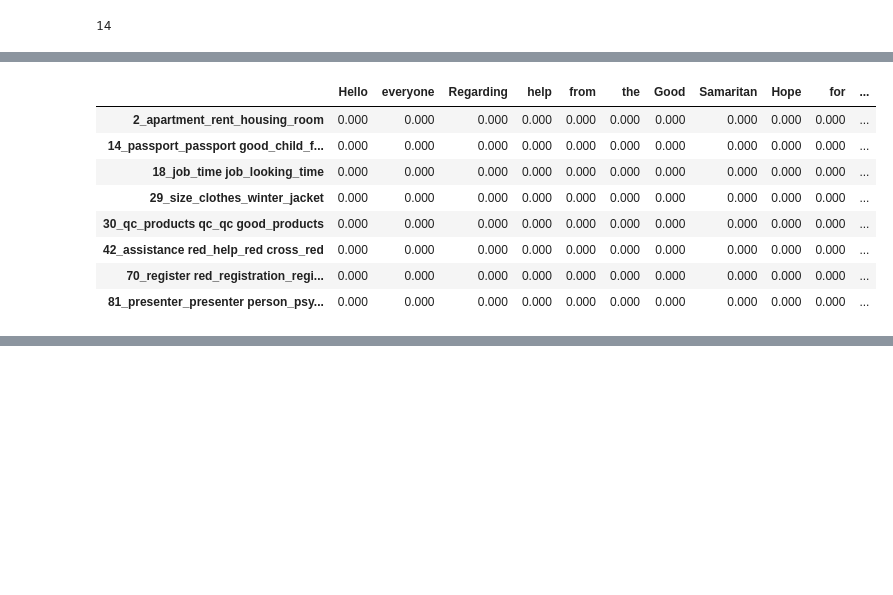
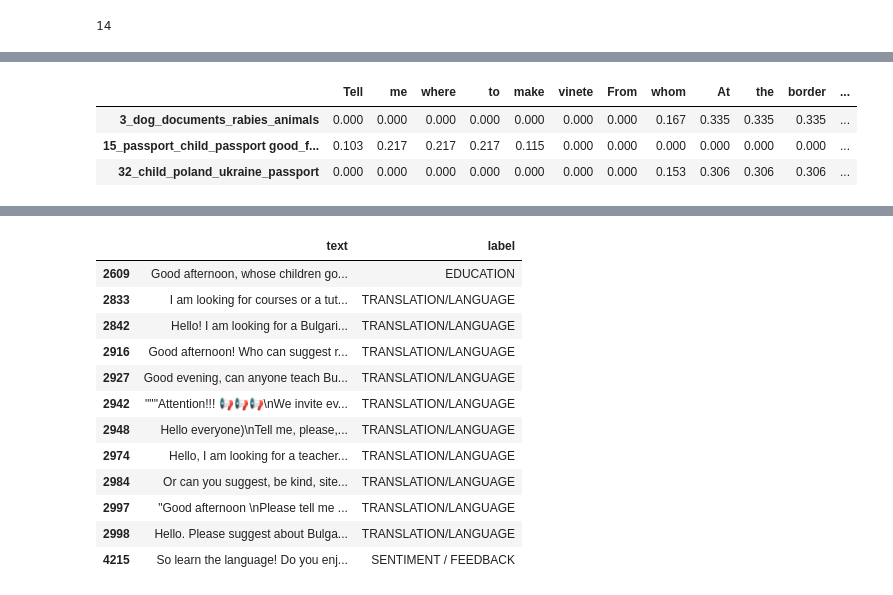
Before and after one commit to ninavdPipple/BERTopic, a Jupyter notebook: Small_data.ipynb, the cells around one changed output, grey strips where cells are left out. Cells and saved outputs as stored; diff of their text form; code cells hidden in the pictures; blank space fills up the shorter version.

```diff
--- a/Small_data.ipynb
+++ b/Small_data.ipynb
@@ -367,5 +371,8 @@ kl background: 1.4343809214922383
 # %%
 # Load model
-topic_model = BERTopic.load(f'/content/drive/MyDrive/2024/{model}')
+topic_model = BERTopic.load(f'/content/drive/MyDrive/2024/{model}.joblib')
+# topic_model.hdbscan_model = joblib.load(f'/content/drive/MyDrive/2024/{model}/hdbscan.joblib')
+# topic_model.umap_model = joblib.load(f'/content/drive/MyDrive/2024/{model}/umap.joblib')
 
-# topics, probs = topic_model.transform(data, embeddings)
+# Obtain results
+document_info = topic_model.get_document_info(data)
@@ -625,21 +695,18 @@ topic_model.visualize_distribution(topic_distr[0], custom_labels=True)
 # %% [output]
 [interactive output not drawn]
 # %%
+instance = 3121
+
 # Calculate the topic distributions on a token-level
 topic_distr, topic_token_distr = topic_model.approximate_distribution(data, calculate_tokens=True)
 
 # Visualize the token-level distributions
-topic_model.visualize_approximate_distribution(data[0], topic_token_distr[0])
+topic_model.visualize_approximate_distribution(data[instance], topic_token_distr[instance])
 # %% [output]
-|  | Hello | everyone | Regarding | help | from | the | Good | Samaritan | Hope | for | ... |
-| 2_apartment_rent_housing_room | 0.000 | 0.000 | 0.000 | 0.000 | 0.000 | 0.000 | 0.000 | 0.000 | 0.000 | 0.000 | ... |
-| 14_passport_passport good_child_f... | 0.000 | 0.000 | 0.000 | 0.000 | 0.000 | 0.000 | 0.000 | 0.000 | 0.000 | 0.000 | ... |
-| 18_job_time job_looking_time | 0.000 | 0.000 | 0.000 | 0.000 | 0.000 | 0.000 | 0.000 | 0.000 | 0.000 | 0.000 | ... |
-| 29_size_clothes_winter_jacket | 0.000 | 0.000 | 0.000 | 0.000 | 0.000 | 0.000 | 0.000 | 0.000 | 0.000 | 0.000 | ... |
-| 30_qc_products qc_qc good_products | 0.000 | 0.000 | 0.000 | 0.000 | 0.000 | 0.000 | 0.000 | 0.000 | 0.000 | 0.000 | ... |
-| 42_assistance red_help_red cross_red | 0.000 | 0.000 | 0.000 | 0.000 | 0.000 | 0.000 | 0.000 | 0.000 | 0.000 | 0.000 | ... |
-| 70_register red_registration_regi... | 0.000 | 0.000 | 0.000 | 0.000 | 0.000 | 0.000 | 0.000 | 0.000 | 0.000 | 0.000 | ... |
-| 81_presenter_presenter person_psy... | 0.000 | 0.000 | 0.000 | 0.000 | 0.000 | 0.000 | 0.000 | 0.000 | 0.000 | 0.000 | ... |
+|  | Tell | me | where | to | make | vinete | From | whom | At | the | border | ... |
+| 3_dog_documents_rabies_animals | 0.000 | 0.000 | 0.000 | 0.000 | 0.000 | 0.000 | 0.000 | 0.167 | 0.335 | 0.335 | 0.335 | ... |
+| 15_passport_child_passport good_f... | 0.103 | 0.217 | 0.217 | 0.217 | 0.115 | 0.000 | 0.000 | 0.000 | 0.000 | 0.000 | 0.000 | ... |
+| 32_child_poland_ukraine_passport | 0.000 | 0.000 | 0.000 | 0.000 | 0.000 | 0.000 | 0.000 | 0.153 | 0.306 | 0.306 | 0.306 | ... |
 # %%
 topics_per_class = topic_model.topics_per_class(raw_data['text'], classes=raw_data['label'])
 
@@ -647,2 +716,18 @@ topic_model.visualize_topics_per_class(topics_per_class)
 # %% [output]
 [interactive output not drawn]
+# %%
+raw_data[['text', 'label']][document_info.Topic==79]
+# %% [output]
+|  | text | label |
+| 2609 | Good afternoon, whose children go... | EDUCATION |
+| 2833 | I am looking for courses or a tut... | TRANSLATION/LANGUAGE |
+| 2842 | Hello! I am looking for a Bulgari... | TRANSLATION/LANGUAGE |
+| 2916 | Good afternoon! Who can suggest r... | TRANSLATION/LANGUAGE |
+| 2927 | Good evening, can anyone teach Bu... | TRANSLATION/LANGUAGE |
+| 2942 | """Attention!!! 📢📢📢\nWe invite ev... | TRANSLATION/LANGUAGE |
+| 2948 | Hello everyone)\nTell me, please,... | TRANSLATION/LANGUAGE |
+| 2974 | Hello, I am looking for a teacher... | TRANSLATION/LANGUAGE |
+| 2984 | Or can you suggest, be kind, site... | TRANSLATION/LANGUAGE |
+| 2997 | "Good afternoon \nPlease tell me ... | TRANSLATION/LANGUAGE |
+| 2998 | Hello. Please suggest about Bulga... | TRANSLATION/LANGUAGE |
+| 4215 | So learn the language! Do you enj... | SENTIMENT / FEEDBACK |
```
Also changed, not shown: parts of 40 cells of this notebook.
